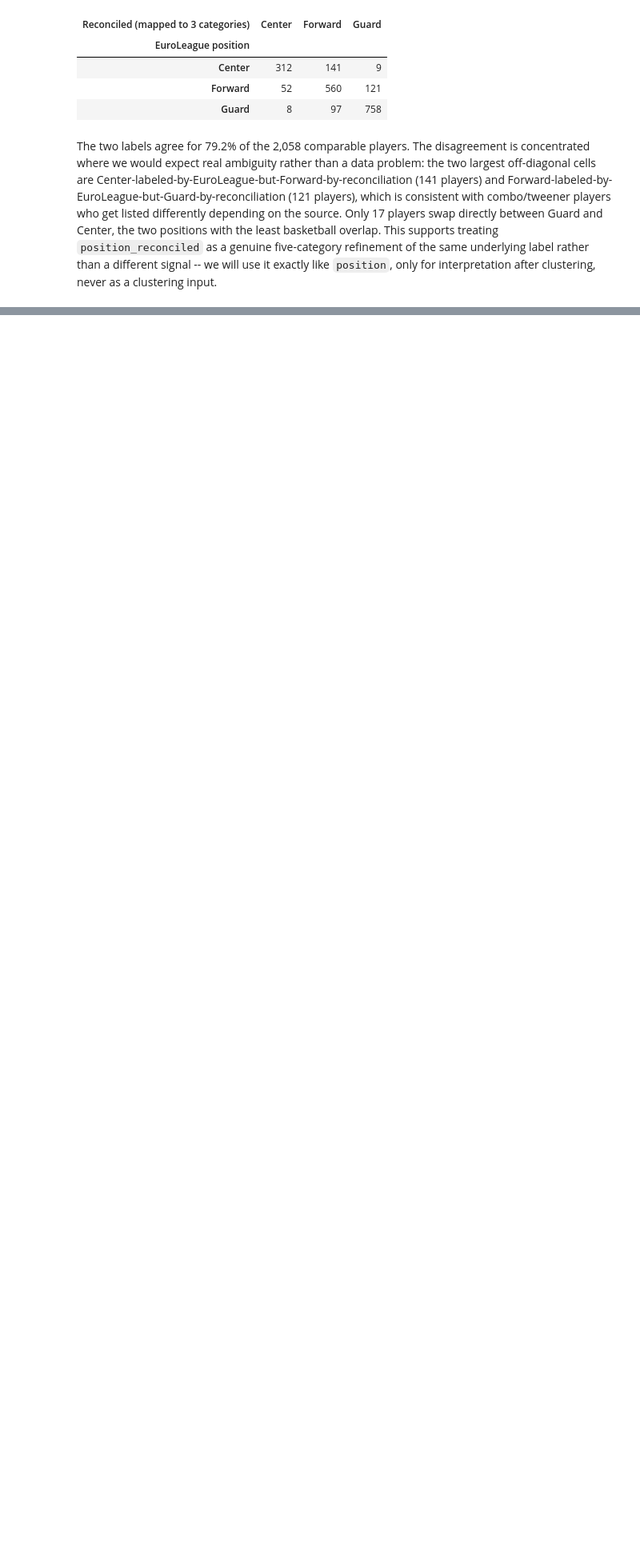
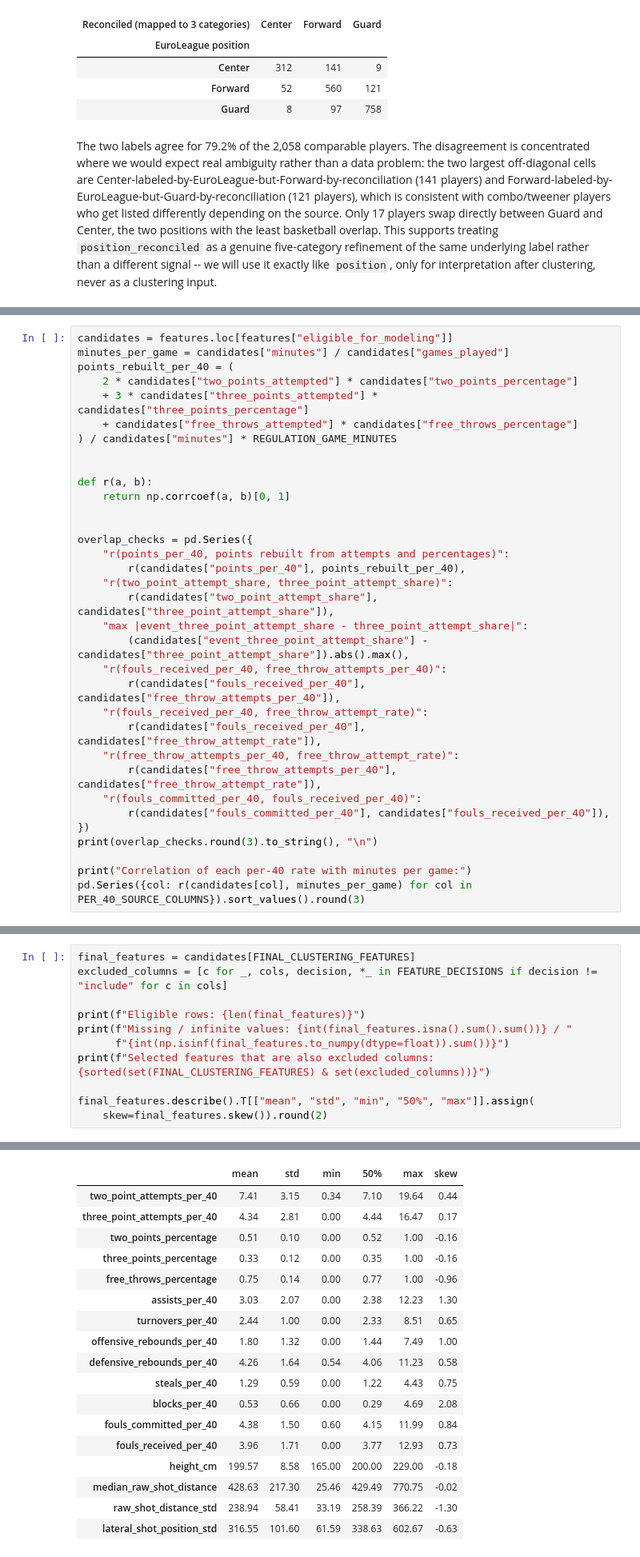
Before and after one commit to DoronWolinsky/Yuval-and-Doron-s-final-project---EuroLeague-player-roles, a Jupyter notebook: notebooks/EuroLeague_Player_Roles_Project.ipynb, the cells around one changed output, grey strips where cells are left out. Shown at 80% size. Saved outputs shown, nothing was run; the diff lists cells and outputs as text; blank space fills up the shorter version.

```diff
--- a/notebooks/EuroLeague_Player_Roles_Project.ipynb
+++ b/notebooks/EuroLeague_Player_Roles_Project.ipynb
@@ -1739,0 +1946,34 @@ Reloaded shape: (6307, 83)
+# %%
+candidates = features.loc[features["eligible_for_modeling"]]
+minutes_per_game = candidates["minutes"] / candidates["games_played"]
+points_rebuilt_per_40 = (
+    2 * candidates["two_points_attempted"] * candidates["two_points_percentage"]
+    + 3 * candidates["three_points_attempted"] * candidates["three_points_percentage"]
+    + candidates["free_throws_attempted"] * candidates["free_throws_percentage"]
+) / candidates["minutes"] * REGULATION_GAME_MINUTES
+
+
+def r(a, b):
+    return np.corrcoef(a, b)[0, 1]
+
+
+overlap_checks = pd.Series({
+    "r(points_per_40, points rebuilt from attempts and percentages)":
+        r(candidates["points_per_40"], points_rebuilt_per_40),
+    "r(two_point_attempt_share, three_point_attempt_share)":
+        r(candidates["two_point_attempt_share"], candidates["three_point_attempt_share"]),
+    "max |event_three_point_attempt_share - three_point_attempt_share|":
+        (candidates["event_three_point_attempt_share"] - candidates["three_point_attempt_share"]).abs().max(),
+    "r(fouls_received_per_40, free_throw_attempts_per_40)":
+        r(candidates["fouls_received_per_40"], candidates["free_throw_attempts_per_40"]),
+    "r(fouls_received_per_40, free_throw_attempt_rate)":
+        r(candidates["fouls_received_per_40"], candidates["free_throw_attempt_rate"]),
+    "r(free_throw_attempts_per_40, free_throw_attempt_rate)":
+        r(candidates["free_throw_attempts_per_40"], candidates["free_throw_attempt_rate"]),
+    "r(fouls_committed_per_40, fouls_received_per_40)":
+        r(candidates["fouls_committed_per_40"], candidates["fouls_received_per_40"]),
+})
+print(overlap_checks.round(3).to_string(), "\n")
+
+print("Correlation of each per-40 rate with minutes per game:")
+pd.Series({col: r(candidates[col], minutes_per_game) for col in PER_40_SOURCE_COLUMNS}).sort_values().round(3)
@@ -1739,0 +2153,12 @@ Reloaded shape: (6307, 83)
+# %%
+final_features = candidates[FINAL_CLUSTERING_FEATURES]
+excluded_columns = [c for _, cols, decision, *_ in FEATURE_DECISIONS if decision != "include" for c in cols]
+
+print(f"Eligible rows: {len(final_features)}")
+print(f"Missing / infinite values: {int(final_features.isna().sum().sum())} / "
+      f"{int(np.isinf(final_features.to_numpy(dtype=float)).sum())}")
+print(f"Selected features that are also excluded columns: {sorted(set(FINAL_CLUSTERING_FEATURES) & set(excluded_columns))}")
+
+final_features.describe().T[["mean", "std", "min", "50%", "max"]].assign(
+    skew=final_features.skew()).round(2)
+# %% [output]
@@ -1739,0 +2168,18 @@ Reloaded shape: (6307, 83)
+|  | mean | std | min | 50% | max | skew |
+| two_point_attempts_per_40 | 7.41 | 3.15 | 0.34 | 7.10 | 19.64 | 0.44 |
+| three_point_attempts_per_40 | 4.34 | 2.81 | 0.00 | 4.44 | 16.47 | 0.17 |
+| two_points_percentage | 0.51 | 0.10 | 0.00 | 0.52 | 1.00 | -0.16 |
+| three_points_percentage | 0.33 | 0.12 | 0.00 | 0.35 | 1.00 | -0.16 |
+| free_throws_percentage | 0.75 | 0.14 | 0.00 | 0.77 | 1.00 | -0.96 |
+| assists_per_40 | 3.03 | 2.07 | 0.00 | 2.38 | 12.23 | 1.30 |
+| turnovers_per_40 | 2.44 | 1.00 | 0.00 | 2.33 | 8.51 | 0.65 |
+| offensive_rebounds_per_40 | 1.80 | 1.32 | 0.00 | 1.44 | 7.49 | 1.00 |
+| defensive_rebounds_per_40 | 4.26 | 1.64 | 0.54 | 4.06 | 11.23 | 0.58 |
+| steals_per_40 | 1.29 | 0.59 | 0.00 | 1.22 | 4.43 | 0.75 |
+| blocks_per_40 | 0.53 | 0.66 | 0.00 | 0.29 | 4.69 | 2.08 |
+| fouls_committed_per_40 | 4.38 | 1.50 | 0.60 | 4.15 | 11.99 | 0.84 |
+| fouls_received_per_40 | 3.96 | 1.71 | 0.00 | 3.77 | 12.93 | 0.73 |
+| height_cm | 199.57 | 8.58 | 165.00 | 200.00 | 229.00 | -0.18 |
+| median_raw_shot_distance | 428.63 | 217.30 | 25.46 | 429.49 | 770.75 | -0.02 |
+| raw_shot_distance_std | 238.94 | 58.41 | 33.19 | 258.39 | 366.22 | -1.30 |
+| lateral_shot_position_std | 316.55 | 101.60 | 61.59 | 338.63 | 602.67 | -0.63 |
```
Also changed, not shown: parts of 56 cells of this notebook, 9 other files.
